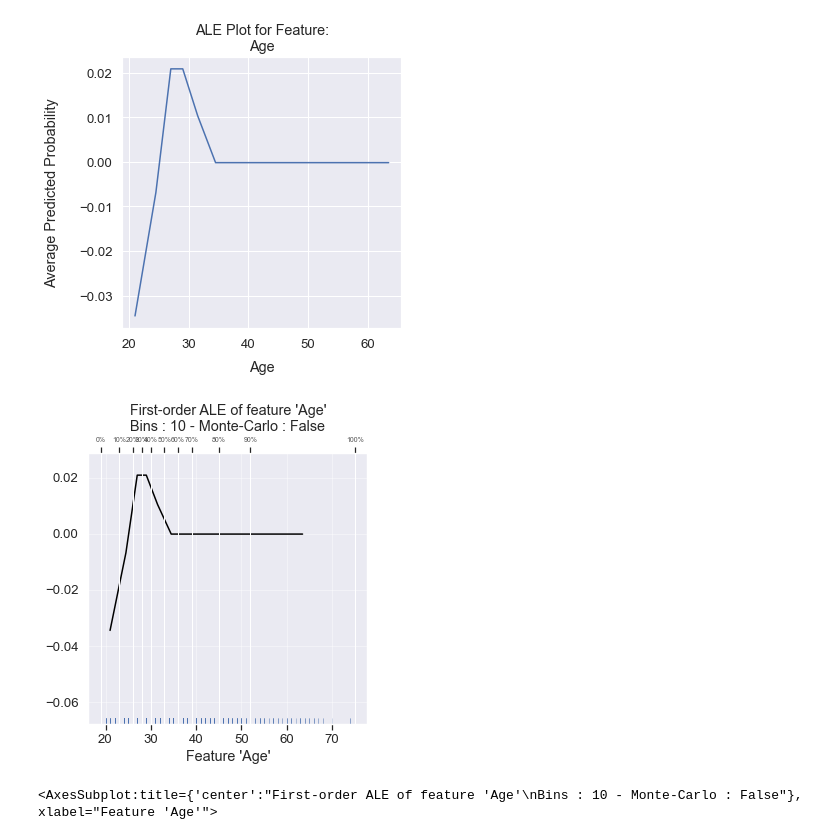
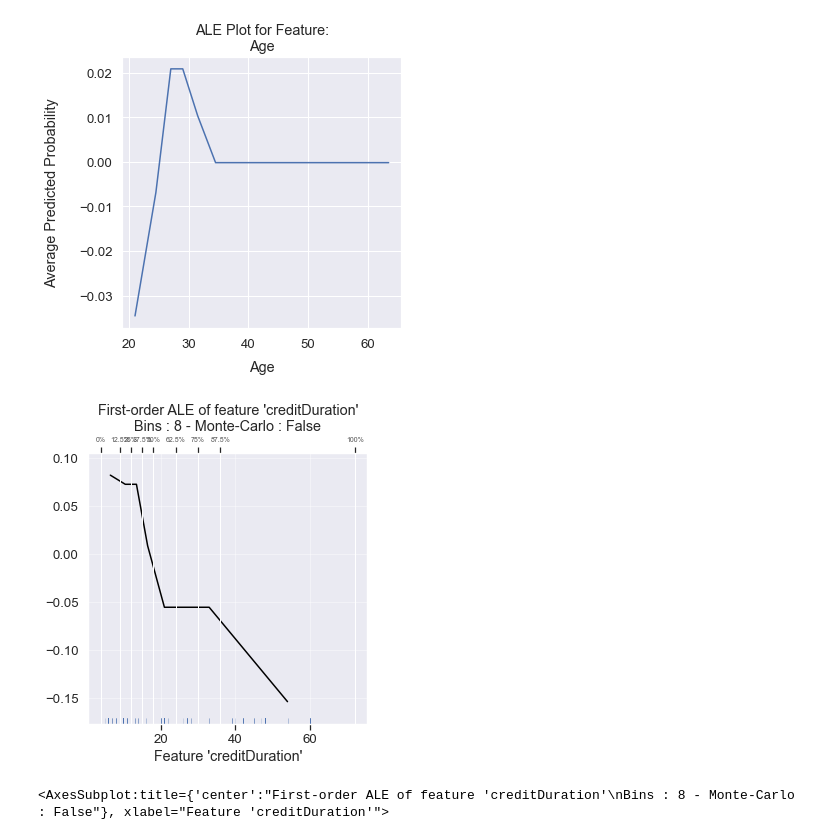
Before and after one commit to belzaina/mlinterp, a Jupyter notebook: InterpretableML.ipynb, the cells around one changed output. Drawn from its saved outputs; the diff is of its cells as text; code cells hidden in the pictures.

```diff
--- a/InterpretableML.ipynb
+++ b/InterpretableML.ipynb
@@ -484,8 +503,8 @@ ale_pretty_plot(grid, ale_values, reference_feature, feature_type, fig_size=[5,5
 # %%
 from alepython import ale_plot
 
 model_fit.predict = lambda x: model_fit.predict_proba(x)[:,1]
-ale_plot(model_fit, train_set = x, features = 'Age', bins=10)
+ale_plot(model_fit, train_set = x, features = 'creditDuration', bins=10)
 # %% [output]
-[figure, old version]
+[figure, new version]
-<AxesSubplot:title={'center':"First-order ALE of feature 'Age'\nBins : 10 - Monte-Carlo : False"}, xlabel="Feature 'Age'">
+<AxesSubplot:title={'center':"First-order ALE of feature 'creditDuration'\nBins : 8 - Monte-Carlo : False"}, xlabel="Feature 'creditDuration'">
```
Also changed, not shown: parts of 11 cells of this notebook, 5 other files.
